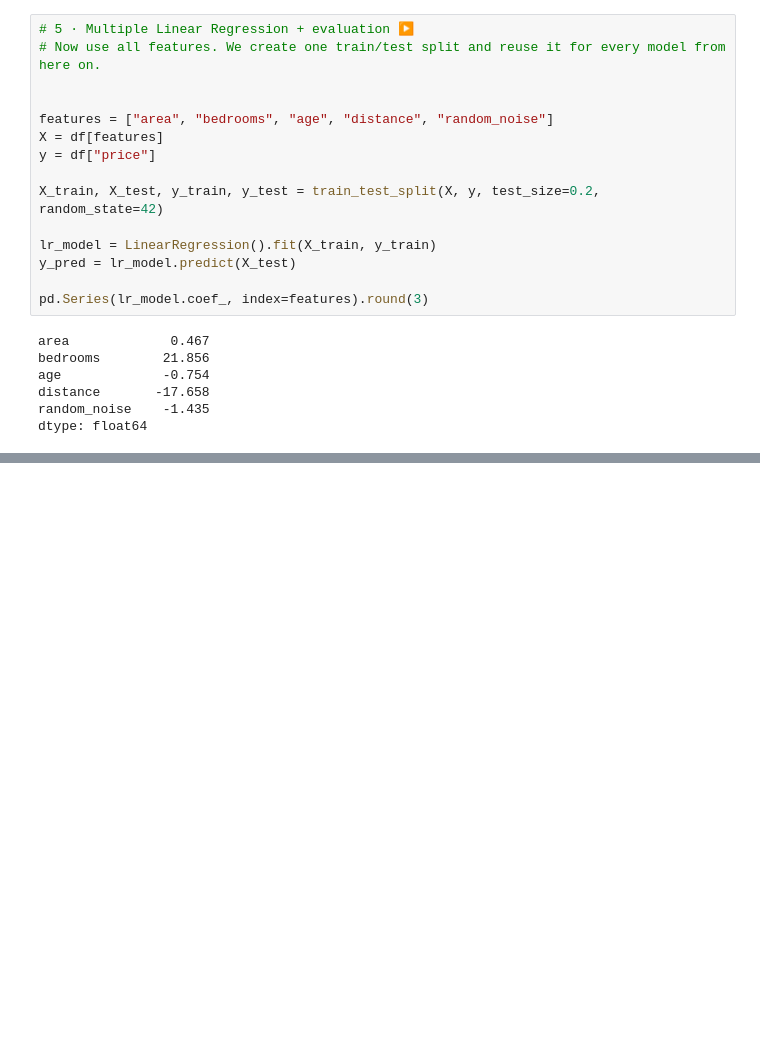
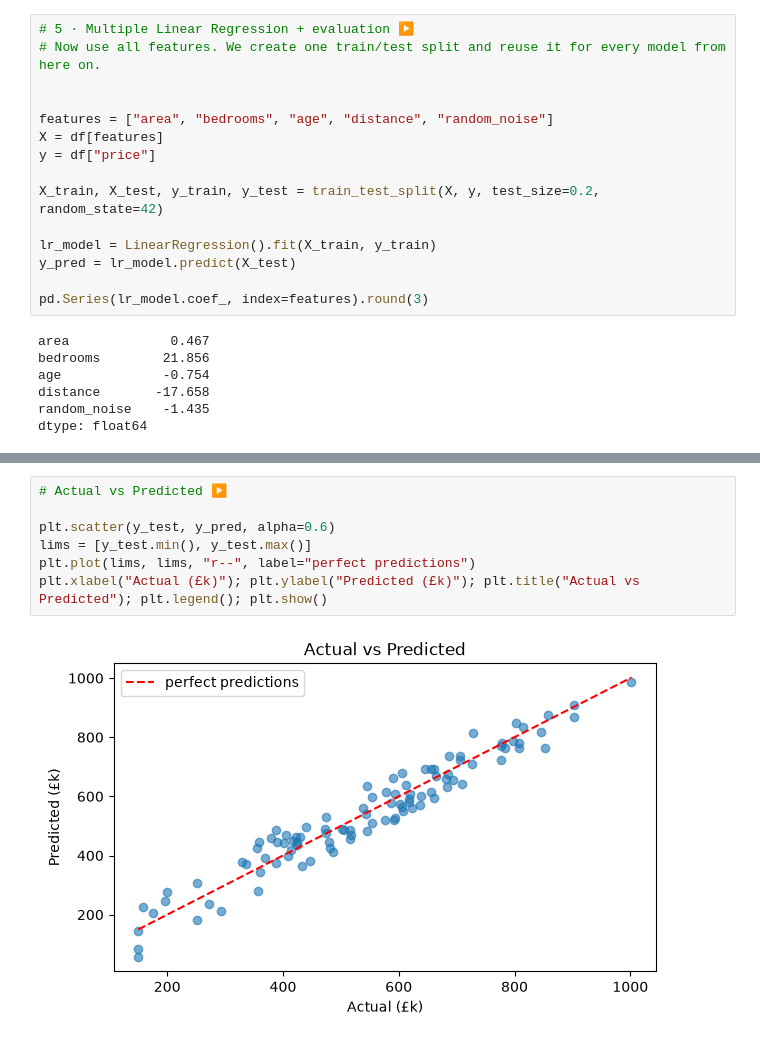
Before and after one commit to Gifted199/ds-october-2026, a Jupyter notebook: Week1.ipynb, the cells around one changed output, grey strips where cells are left out. Cells and saved outputs as stored; diff of their text form; blank space fills up the shorter version.

```diff
--- a/Week1.ipynb
+++ b/Week1.ipynb
@@ -218,0 +228,9 @@ print(my_mae(y_test, y_pred), my_rmse(y_test, y_pred), my_r2(y_test, y_pred))
+# %%
+# Actual vs Predicted ▶️
+
+plt.scatter(y_test, y_pred, alpha=0.6)
+lims = [y_test.min(), y_test.max()]
+plt.plot(lims, lims, "r--", label="perfect predictions")
+plt.xlabel("Actual (£k)"); plt.ylabel("Predicted (£k)"); plt.title("Actual vs Predicted"); plt.legend(); plt.show()
+# %% [output]
+[figure, added]
```
Also changed, not shown: parts of 9 cells of this notebook.
